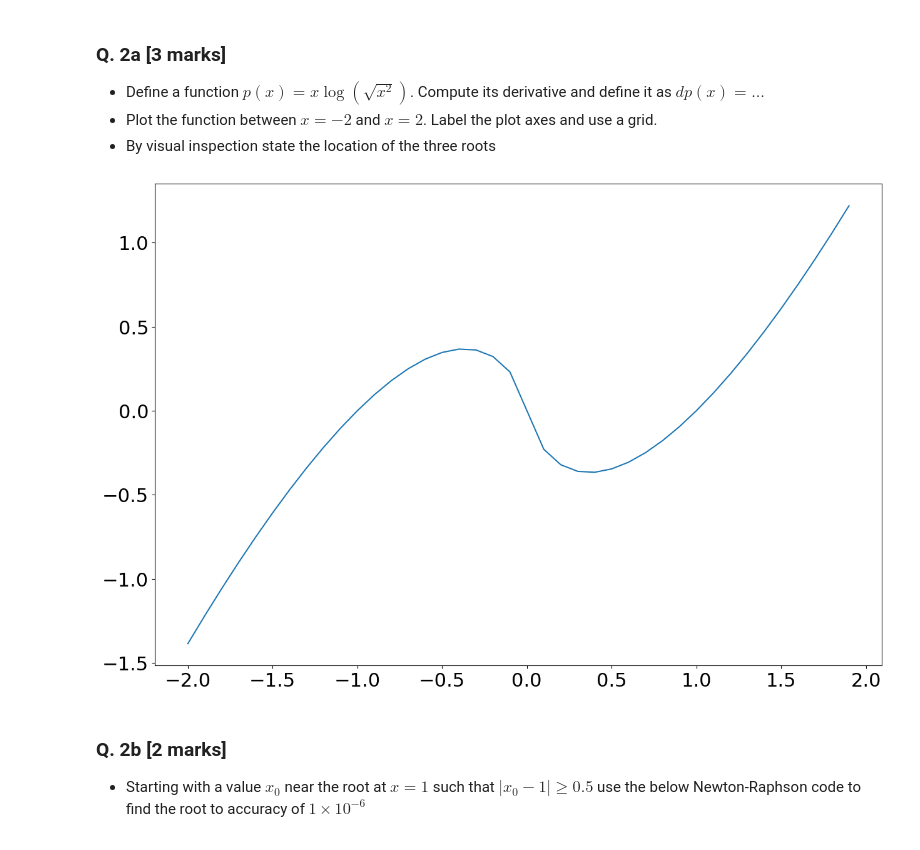
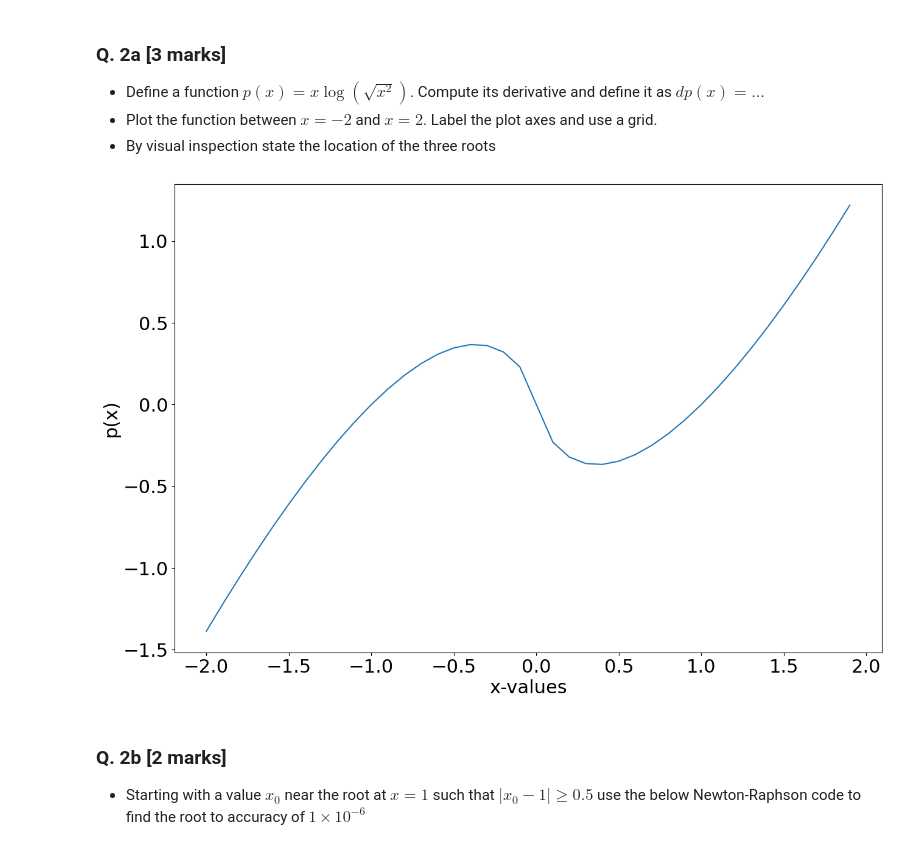
Before and after one commit to Shawnee43/ACM20030, a Jupyter notebook: Assignment-2.ipynb, the cells around one changed output. Cells and saved outputs as stored; diff of their text form; code cells hidden in the pictures.

```diff
--- a/Assignment-2.ipynb
+++ b/Assignment-2.ipynb
@@ -123,16 +123,18 @@ print(FindRootBisectionImproved(f, a, b, tol, printSteps=False))
 # %%
 def p(x):
     return x * np.log(np.sqrt(x**2))
 
 def dp(x):
     return np.log(np.abs(x)) + 1
 
 x = np.arange(-2, 2, 0.1)
 plt.plot(x, p(x))
+plt.xlabel("x-values")
+plt.ylabel("p(x)")
 plt.show()
 #-1, 0, 1
 # %% [output]
-[figure, old version]
+[figure, new version]
 # %% [markdown]
 ### Q. 2b [2 marks]
  - Starting with a value $x_0$ near the root at $x=1$ such that $|x_0-1| \ge 0.5$ use the below Newton-Raphson code to find the root to accuracy of $1\times10^{-6}$
```
Also changed, not shown: parts of 5 cells of this notebook.
